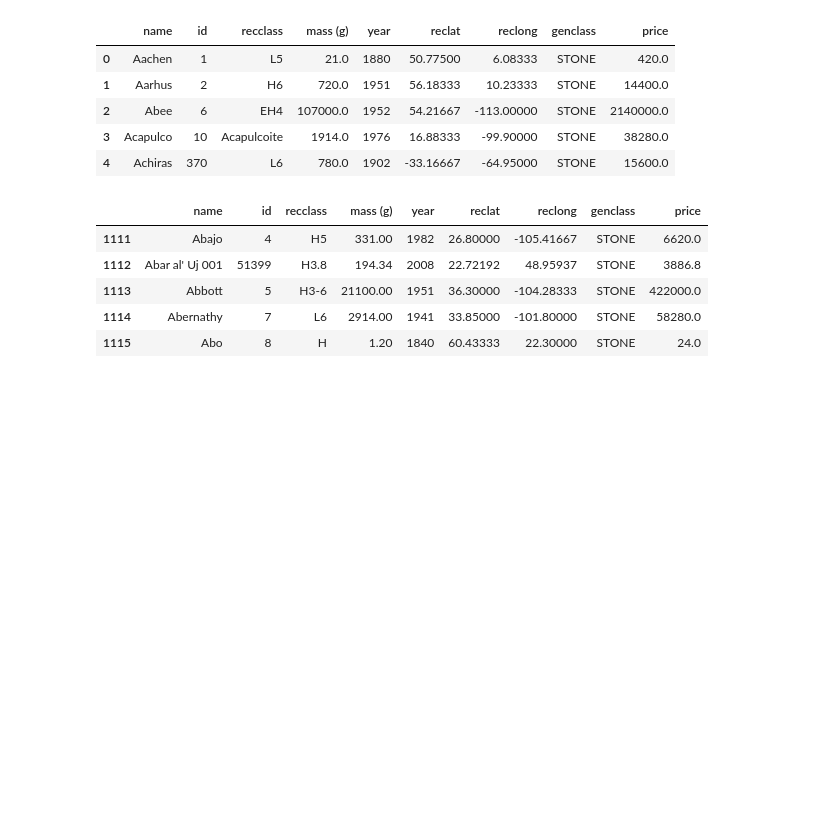
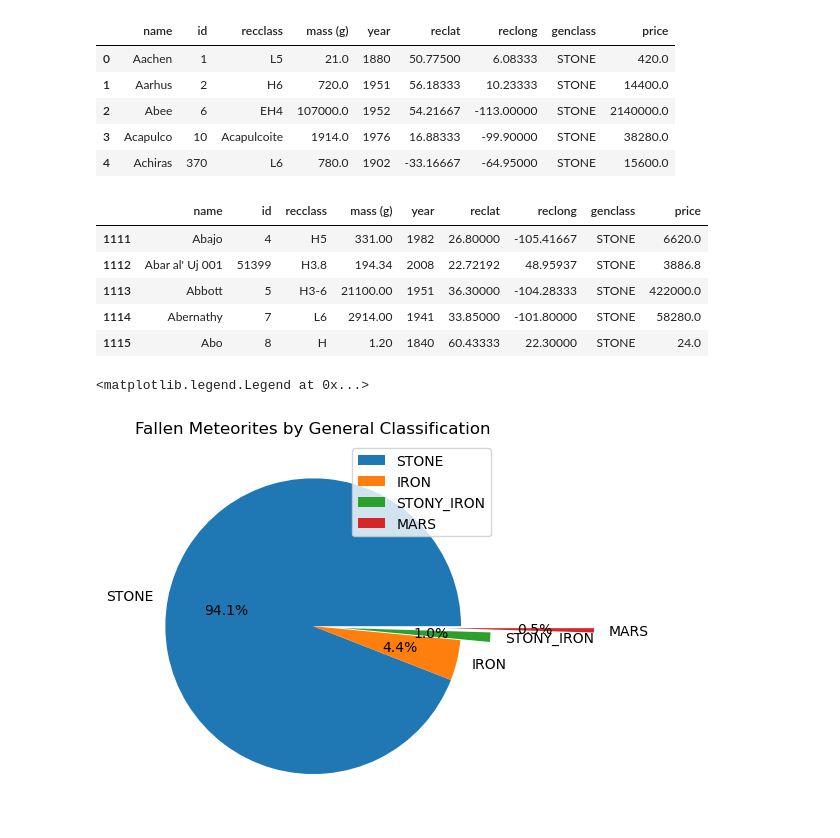
Before and after one commit to TheOceanMan7/meteorite-data, a Jupyter notebook: Meteorite_Landings.ipynb, the cells around one changed output. Drawn from its saved outputs; the diff is of its cells as text; code cells hidden in the pictures; blank space fills up the shorter version.

```diff
--- a/Meteorite_Landings.ipynb
+++ b/Meteorite_Landings.ipynb
@@ -321,8 +327,12 @@ clean_found.head()
 | 1114 | Abernathy | 7 | L6 | 2914.00 | 1941 | 33.85000 | -101.80000 | STONE | 58280.0 |
 | 1115 | Abo | 8 | H | 1.20 | 1840 | 60.43333 | 22.30000 | STONE | 24.0 |
 # %%
-import matplotlib.pyplot as plt
+
 
 #TODO Do a better way to plot data using more of pyplot
-plt.plot(clean_fallen.year, clean_fallen.price)
-plt.show()
+plt.title("Fallen Meteorites by General Classification")
+plt.pie(clean_fallen['genclass'].value_counts(), labels=clean_fallen['genclass'].unique(), autopct='%.1f%%', explode=(0,0,0.2,0.9))
+plt.legend()
+# %% [output]
+<matplotlib.legend.Legend at 0x...>
+[figure, added]
```
Also changed, not shown: parts of 8 cells of this notebook.
